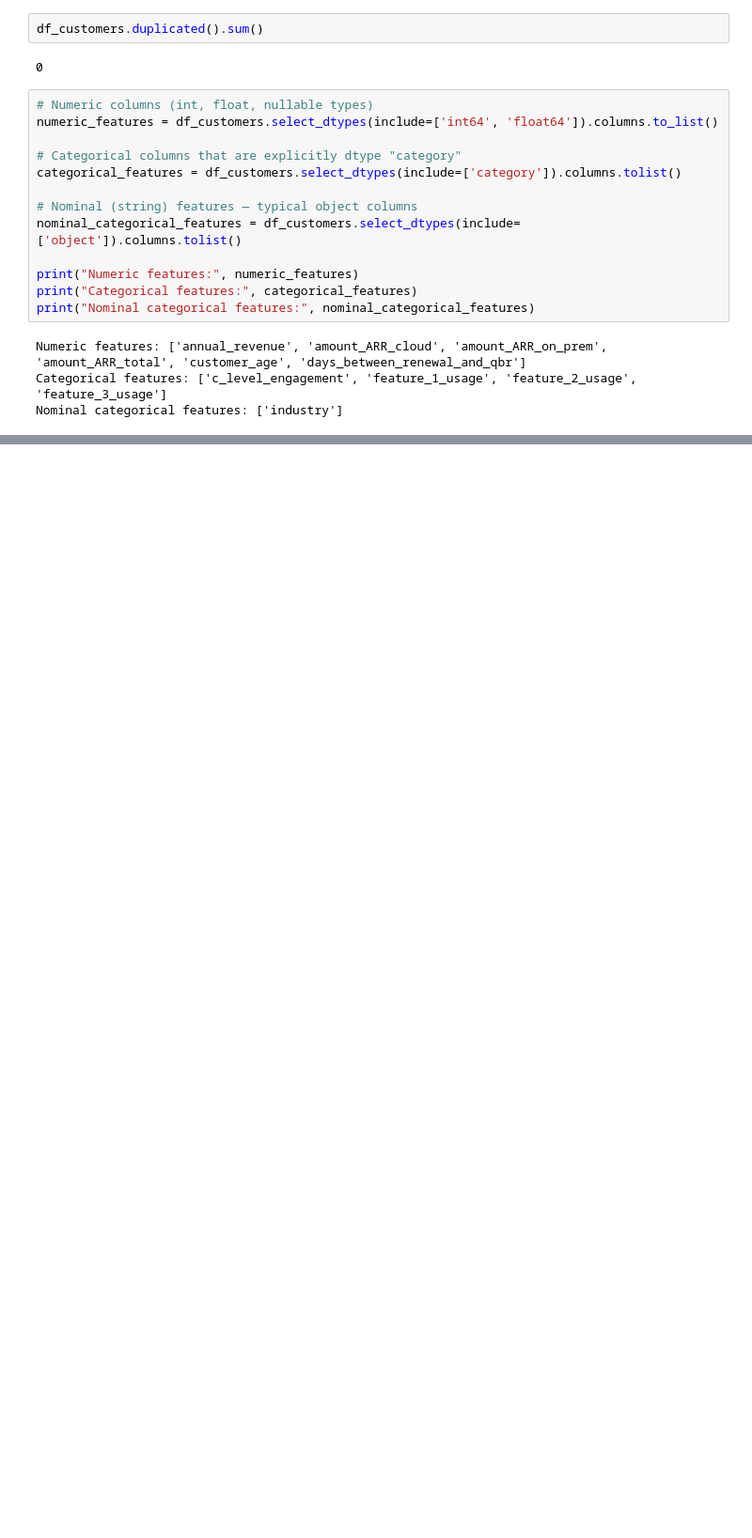
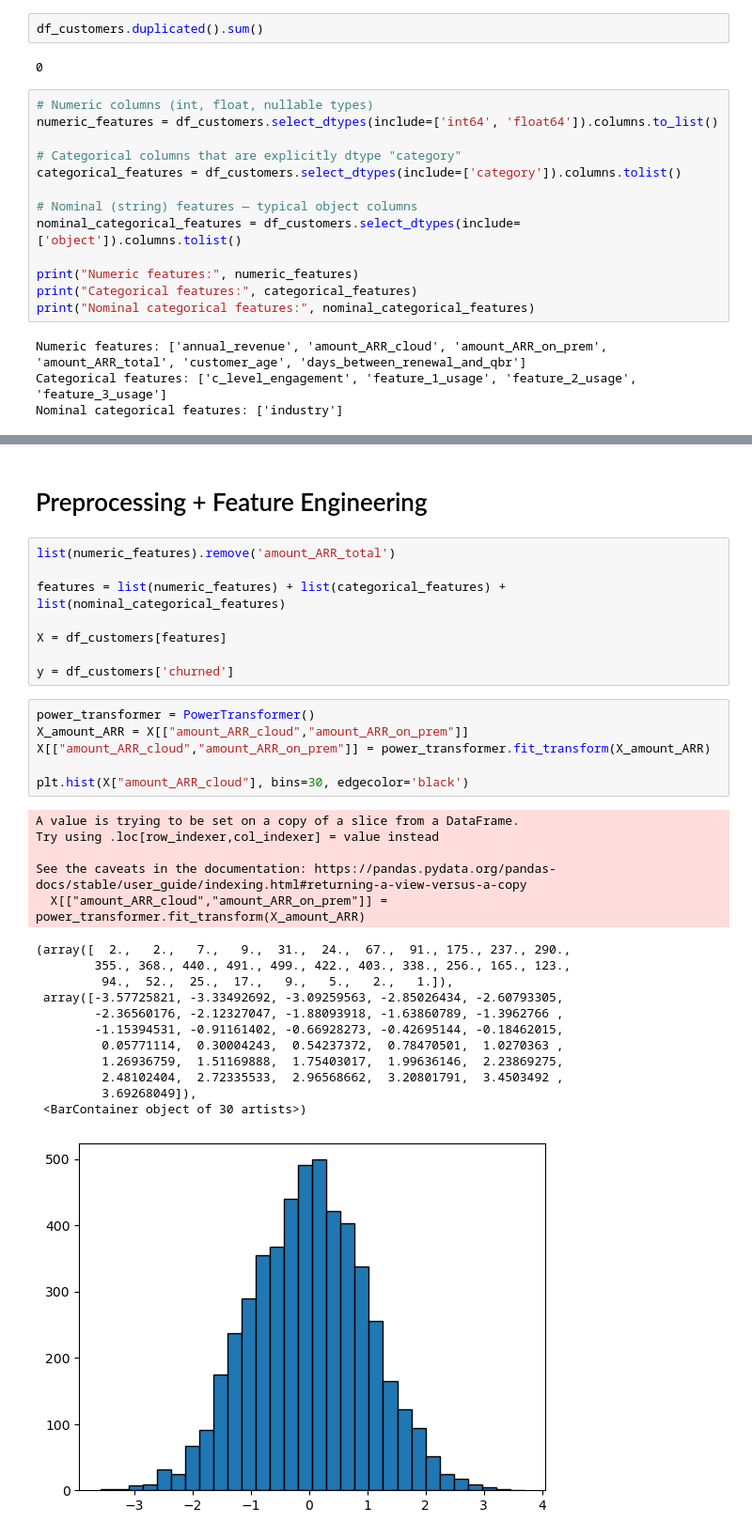
Before and after one commit to YI75/Renewal_Prediction_ML_Project, a Jupyter notebook: renewals.ipynb, the cells around one changed output, grey strips where cells are left out. Shown at 94% size. Cells and saved outputs as stored; diff of their text form; blank space fills up the shorter version.

```diff
--- a/renewals.ipynb
+++ b/renewals.ipynb
@@ -212,0 +231,34 @@ for num_feat, subplot in zip(numeric_features, all_axes):
+# %% [markdown]
+# Preprocessing + Feature Engineering
+# %%
+list(numeric_features).remove('amount_ARR_total')
+
+features = list(numeric_features) + list(categorical_features) + list(nominal_categorical_features)
+
+X = df_customers[features]
+
+y = df_customers['churned']
+# %%
+power_transformer = PowerTransformer()
+X_amount_ARR = X[["amount_ARR_cloud","amount_ARR_on_prem"]]
+X[["amount_ARR_cloud","amount_ARR_on_prem"]] = power_transformer.fit_transform(X_amount_ARR)
+
+plt.hist(X["amount_ARR_cloud"], bins=30, edgecolor='black')
+# %% [output]
+A value is trying to be set on a copy of a slice from a DataFrame.
+Try using .loc[row_indexer,col_indexer] = value instead
+
+See the caveats in the documentation: https://pandas.pydata.org/pandas-docs/stable/user_guide/indexing.html#returning-a-view-versus-a-copy
+  X[["amount_ARR_cloud","amount_ARR_on_prem"]] = power_transformer.fit_transform(X_amount_ARR)
+(array([  2.,   2.,   7.,   9.,  31.,  24.,  67.,  91., 175., 237., 290.,
+        355., 368., 440., 491., 499., 422., 403., 338., 256., 165., 123.,
+         94.,  52.,  25.,  17.,   9.,   5.,   2.,   1.]),
+ array([-3.57725821, -3.33492692, -3.09259563, -2.85026434, -2.60793305,
+        -2.36560176, -2.12327047, -1.88093918, -1.63860789, -1.3962766 ,
+        -1.15394531, -0.91161402, -0.66928273, -0.42695144, -0.18462015,
+         0.05771114,  0.30004243,  0.54237372,  0.78470501,  1.0270363 ,
+         1.26936759,  1.51169888,  1.75403017,  1.99636146,  2.23869275,
+         2.48102404,  2.72335533,  2.96568662,  3.20801791,  3.4503492 ,
+         3.69268049]),
+ <BarContainer object of 30 artists>)
+[figure, added]
```
Also changed, not shown: parts of 19 cells of this notebook.
